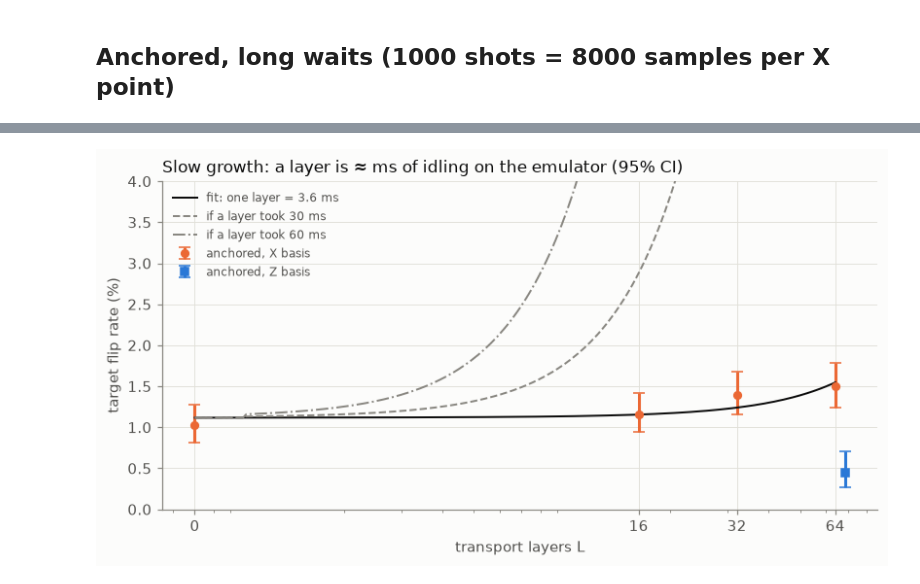
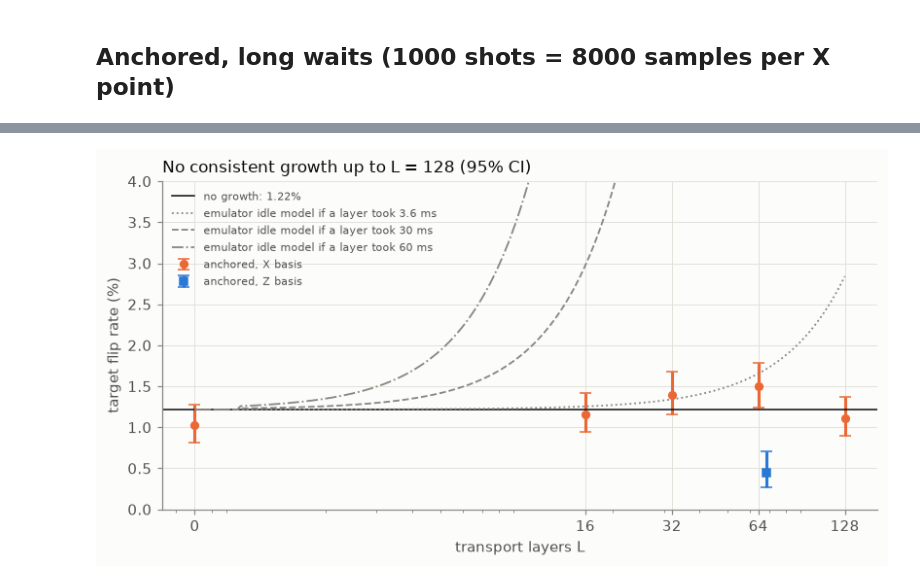
Before and after one commit to hvermaQ/qec-timing-submission, a Jupyter notebook: notebooks/15_emulator_idle_parameters.ipynb, the cells around one changed output, grey strips where cells are left out. Drawn from its saved outputs; the diff is of its cells as text; code cells hidden in the pictures.

Commit message:
Hardware: anchored idle at L=128 shows no growth; withdraw the 3.6 ms/layer fit
Co-Authored-By: Claude Opus 5.5 <noreply@anthropic.com>

```diff
--- a/notebooks/15_emulator_idle_parameters.ipynb
+++ b/notebooks/15_emulator_idle_parameters.ipynb
@@ -65,14 +65,15 @@ P.save(fig, "15_emulator_idle_parameters_1")
 # %% [markdown]
 ## Anchored, long waits (1000 shots = 8000 samples per X point)
 # %%
+from scipy.stats import chi2 as chi2_dist
 lg = json.loads((H / "h2_1e_anchored_idle_long.json").read_text())
-ft = json.loads((H / "h2_1e_anchored_idle_long_fit.json").read_text())
 om = 2 * math.pi * cal["quad_rate"] * cal["quad_factor"]; g = cal["gamma"]
 pz = lambda t: g * t + np.sin(om * t / 2) ** 2 - 2 * g * t * np.sin(om * t / 2) ** 2
-L = np.array([0, 16, 32, 64]); k = np.array([lg[f"X_L{l}"]["k"] for l in L]); n = 8000; p = k / n
+L = np.array([l for l in (0, 16, 32, 64, 128) if f"X_L{l}" in lg]); n = 8000
+k = np.array([lg[f"X_L{l}"]["k"] for l in L]); p = k / n; se = np.sqrt(p * (1 - p) / n)
 for l, kk in zip(L, k):
-    print(f"X, L = {l:>2}: {kk}/{n} = {100 * kk / n:.2f}%")
-print(f"Z, L = 64: {lg['Z_L64']['k']}/{lg['Z_L64']['n']} = {100 * lg['Z_L64']['p']:.2f}%")
-print(f"fit with the emulator's idle model: one layer = {1e3 * ft['layer_seconds']:.1f} ± {1e3 * ft['layer_seconds_se']:.1f} ms "
-      f"(chi2 {ft['chi2']:.2f} on 2 dof)")
+    print(f"X, L = {l:>3}: {kk}/{n} = {100 * kk / n:.2f}%")
+print(f"Z, L =  64: {lg['Z_L64']['k']}/{lg['Z_L64']['n']} = {100 * lg['Z_L64']['p']:.2f}%")
+w = 1 / se ** 2; m = (w * p).sum() / w.sum(); c = (((p - m) / se) ** 2).sum()
+print(f"no growth (constant {100 * m:.2f}%): chi2 {c:.1f} on {len(L) - 1} dof, p = {chi2_dist.sf(c, len(L) - 1):.3f}")
 # %% [output]
@@ -85,16 +87,17 @@ fit with the emulator's idle model: one layer = 3.6 ± 0.8 ms (chi2 2.27 on 2 do
 # %%
 fig, ax = plt.subplots(figsize=(7.5, 4))
 ci = np.array([cp(int(v), n) for v in k]).T; x = np.where(L == 0, 0.7, L)
 ax.errorbar(x, p * 100, yerr=[(p - ci[0]) * 100, (ci[1] - p) * 100], fmt="o", color=P.SERIES[1], capsize=4, label="anchored, X basis")
 z = lg["Z_L64"]; lo, hi = cp(z["k"], z["n"])
 ax.errorbar([64 * 1.07], [100 * z["p"]], yerr=[[100 * (z["p"] - lo)], [100 * (hi - z["p"])]], fmt="s", color=P.SERIES[0], capsize=4, label="anchored, Z basis")
-Ls = np.geomspace(0.7, 64, 200); f, tau = ft["floor"], ft["layer_seconds"]
-for tt, ls, lab in ((tau, "-", f"fit: one layer = {1e3 * tau:.1f} ms"), (30e-3, "--", "if a layer took 30 ms"), (60e-3, "-.", "if a layer took 60 ms")):
-    q = pz(tt * np.where(Ls < 1, 0, Ls)); ax.plot(Ls, (f + q - 2 * f * q) * 100, ls, color=P.INK if ls == "-" else P.MUTED, lw=1.3, label=lab)
-ax.set_xscale("log"); ax.set_xticks([0.7, 16, 32, 64], ["0", "16", "32", "64"]); ax.xaxis.set_minor_formatter(plt.NullFormatter())
-ax.set_ylim(0, 4); ax.set_xlabel("transport layers L"); ax.set_ylabel("target flip rate (%)"); ax.legend(fontsize=8, loc="upper left")
-ax.set_title("Slow growth: a layer is ≈ ms of idling on the emulator (95% CI)", loc="left")
+ax.axhline(100 * m, color=P.INK, lw=1, label=f"no growth: {100 * m:.2f}%")
+Ls = np.geomspace(0.7, 128, 200)
+for tt, ls in ((3.6e-3, ":"), (30e-3, "--"), (60e-3, "-.")):
+    q = pz(tt * np.where(Ls < 1, 0, Ls)); ax.plot(Ls, (m + q - 2 * m * q) * 100, ls, color=P.MUTED, lw=1.2, label=f"emulator idle model if a layer took {tt * 1e3:g} ms")
+ax.set_xscale("log"); ax.set_xticks([0.7, 16, 32, 64, 128], ["0", "16", "32", "64", "128"]); ax.xaxis.set_minor_formatter(plt.NullFormatter())
+ax.set_ylim(0, 4); ax.set_xlabel("transport layers L"); ax.set_ylabel("target flip rate (%)"); ax.legend(fontsize=7.5, loc="upper left")
+ax.set_title("No consistent growth up to L = 128 (95% CI)", loc="left")
 fig.tight_layout()
 P.save(fig, "15_emulator_idle_parameters_2")
 # %% [output]
-[figure, old version]
+[figure, new version]
```
Also changed, not shown: parts of 3 cells of this notebook, 7 other files.
